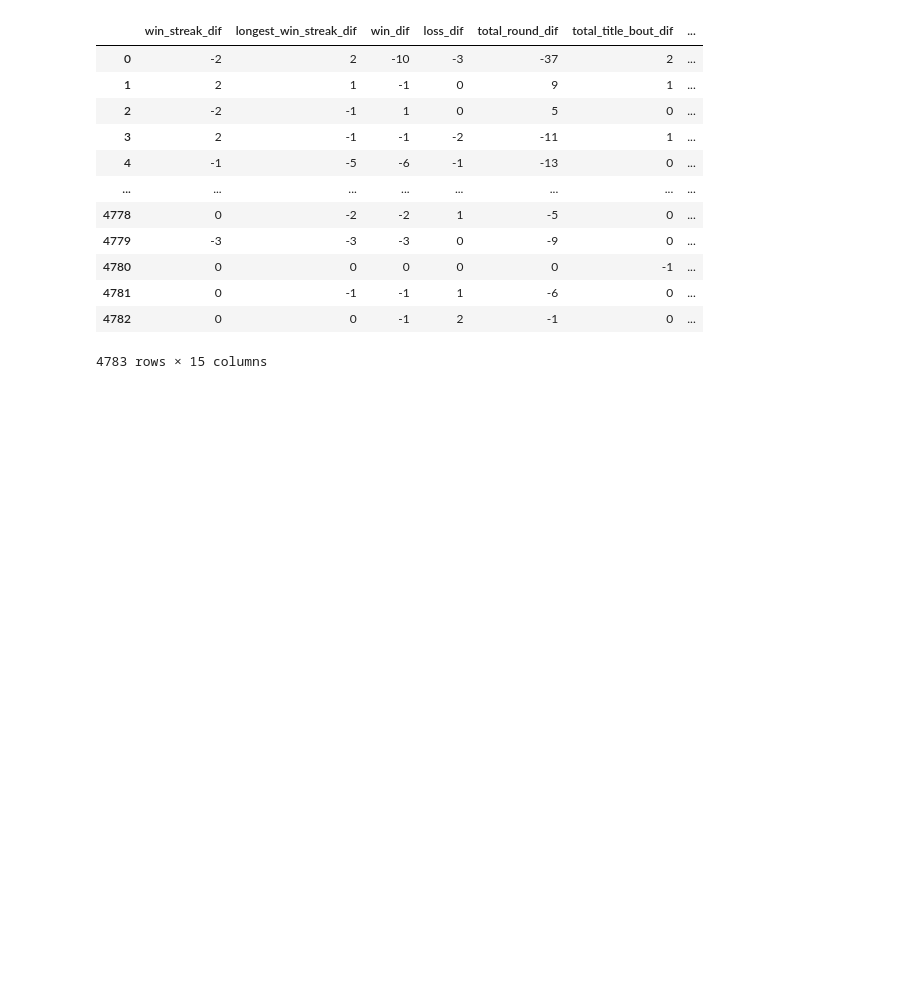
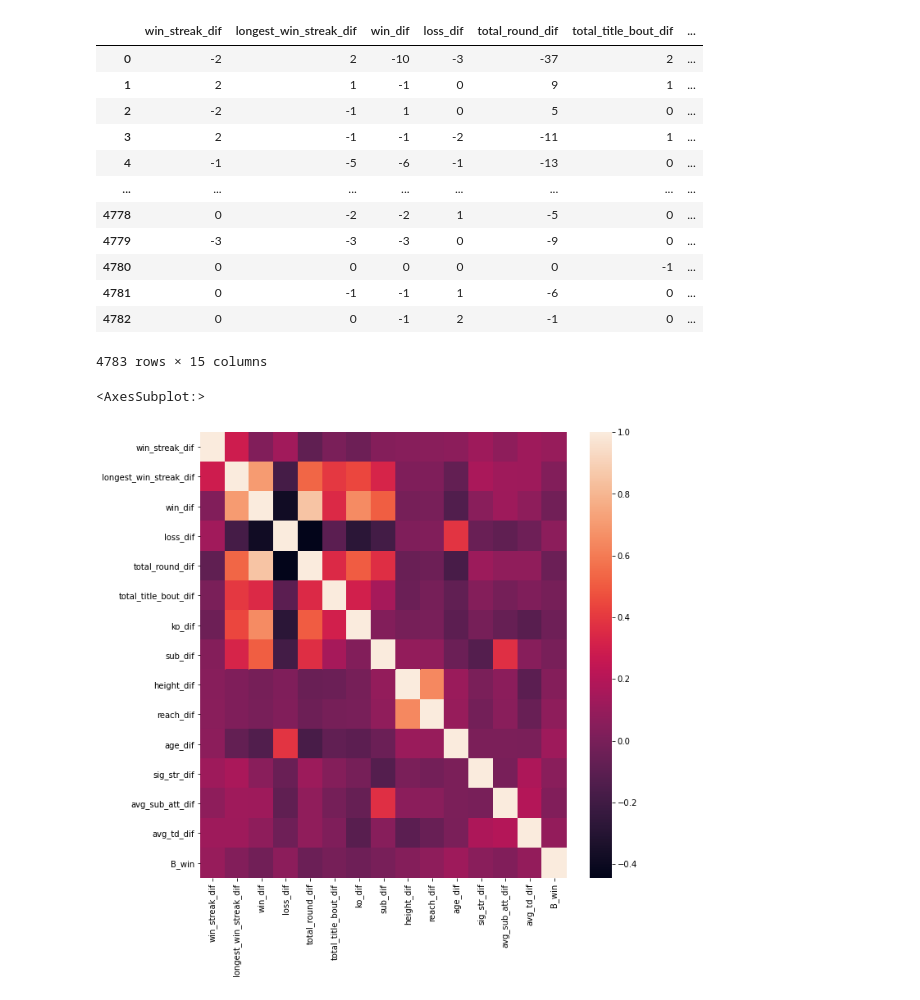
Before and after one commit to moferg/ufc, a Jupyter notebook: ufc.ipynb, the cells around one changed output. Saved outputs shown, nothing was run; the diff lists cells and outputs as text; code cells hidden in the pictures; blank space fills up the shorter version.

Commit message:
added heat map of vars of interest

```diff
--- a/ufc.ipynb
+++ b/ufc.ipynb
@@ -235,3 +235,13 @@ df_dif
 | 4781 | 0 | -1 | -1 | 1 | -6 | 0 | ... |
 | 4782 | 0 | 0 | -1 | 2 | -1 | 0 | ... |
 4783 rows × 15 columns
+# %%
+# Create heat map of differential stats
+
+corr = df_dif.corr()
+
+fig, ax = plt.subplots(figsize=[10, 10])
+sns.heatmap(corr, ax=ax)
+# %% [output]
+<AxesSubplot:>
+[figure, added]
```
